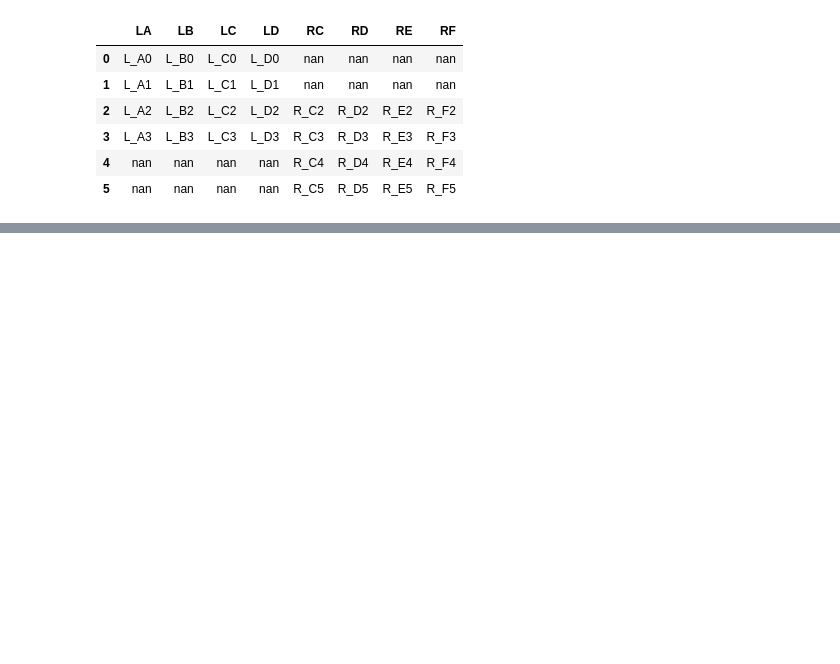
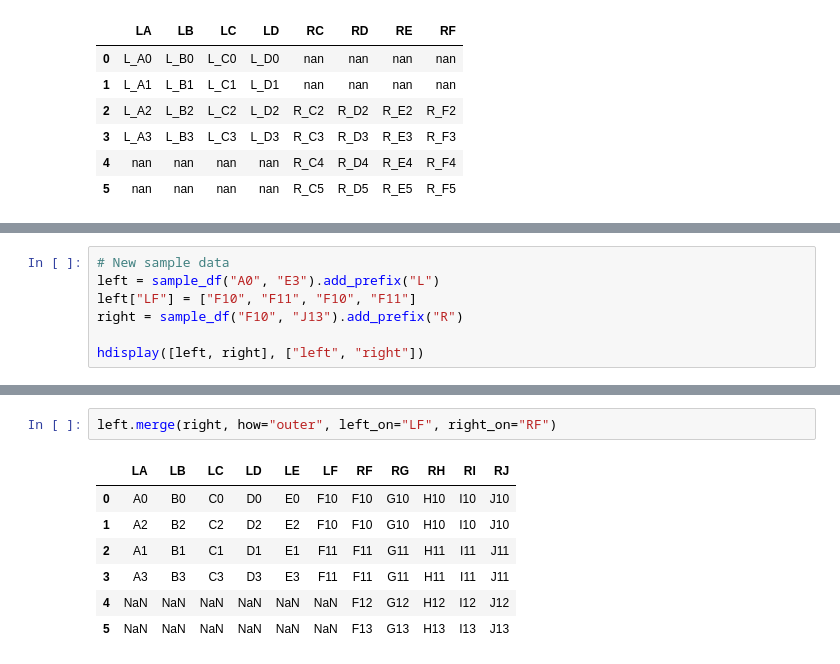
Before and after one commit to Crudeerz/Dataprocessing-Rasmus-Berghall, a Jupyter notebook: Code-Alongs/L015_Combining_dataset.ipynb, the cells around one changed output, grey strips where cells are left out. Drawn from its saved outputs; the diff is of its cells as text; blank space fills up the shorter version.

```diff
--- a/Code-Alongs/L015_Combining_dataset.ipynb
+++ b/Code-Alongs/L015_Combining_dataset.ipynb
@@ -236,0 +249,7 @@ how='outer'
+# %%
+# New sample data
+left = sample_df("A0", "E3").add_prefix("L")
+left["LF"] = ["F10", "F11", "F10", "F11"]
+right = sample_df("F10", "J13").add_prefix("R")
+
+hdisplay([left, right], ["left", "right"])
@@ -236,0 +269,10 @@ how='outer'
+# %%
+left.merge(right, how="outer", left_on="LF", right_on="RF")
+# %% [output]
+|  | LA | LB | LC | LD | LE | LF | RF | RG | RH | RI | RJ |
+| 0 | A0 | B0 | C0 | D0 | E0 | F10 | F10 | G10 | H10 | I10 | J10 |
+| 1 | A2 | B2 | C2 | D2 | E2 | F10 | F10 | G10 | H10 | I10 | J10 |
+| 2 | A1 | B1 | C1 | D1 | E1 | F11 | F11 | G11 | H11 | I11 | J11 |
+| 3 | A3 | B3 | C3 | D3 | E3 | F11 | F11 | G11 | H11 | I11 | J11 |
+| 4 | NaN | NaN | NaN | NaN | NaN | NaN | F12 | G12 | H12 | I12 | J12 |
+| 5 | NaN | NaN | NaN | NaN | NaN | NaN | F13 | G13 | H13 | I13 | J13 |
```
Also changed, not shown: parts of 10 cells of this notebook, 6 other files.
